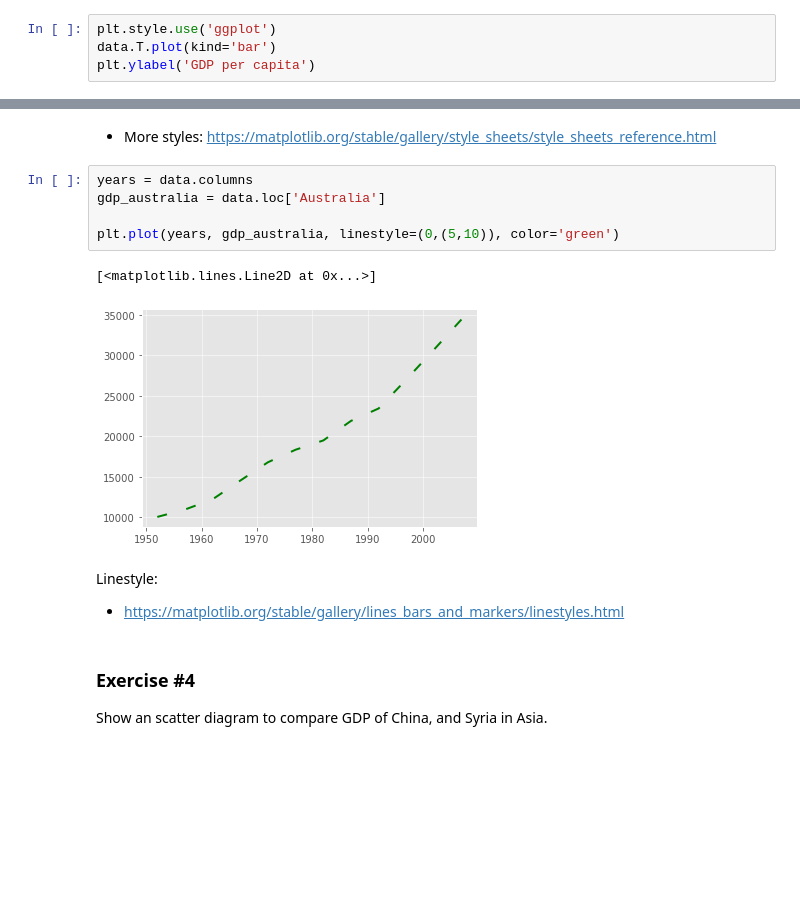
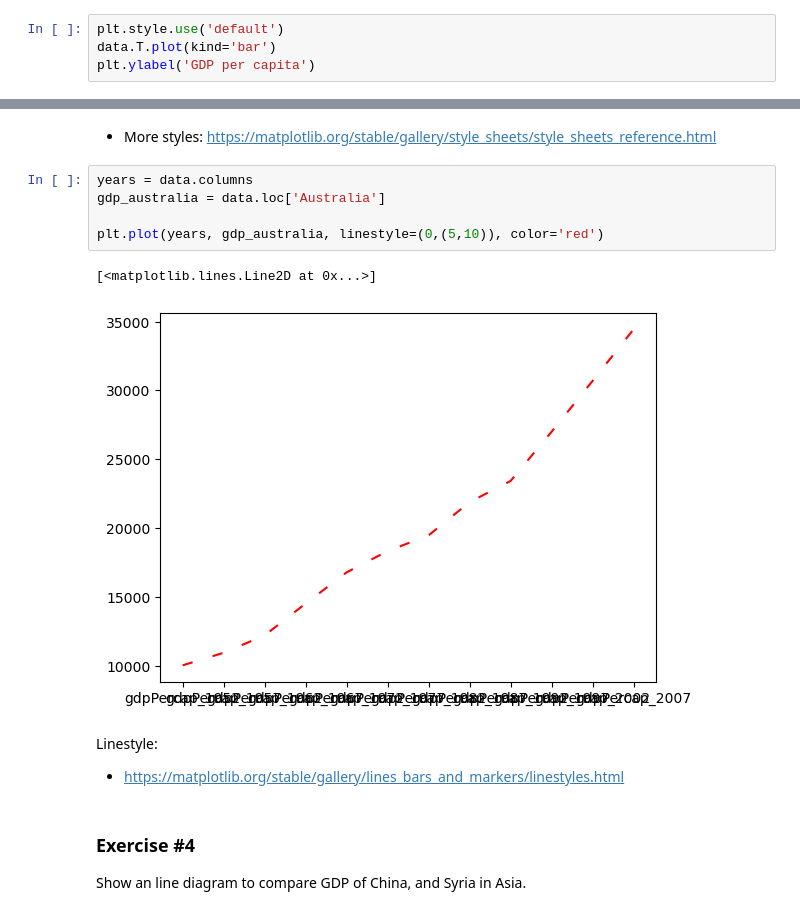
Before and after one commit to n-kono/msa8010, a Jupyter notebook: 04/04-Pandas-Visualization.ipynb, the cells around one changed output, grey strips where cells are left out. Drawn from its saved outputs; the diff is of its cells as text; blank space fills up the shorter version.

```diff
--- a/04/04-Pandas-Visualization.ipynb
+++ b/04/04-Pandas-Visualization.ipynb
@@ -482,7 +482,7 @@ plt.ylabel('GDP per capita')
 Text(0, 0.5, 'GDP per capita')
 [figure]
 # %%
-plt.style.use('ggplot')
+plt.style.use('default')
 data.T.plot(kind='bar')
 plt.ylabel('GDP per capita')
 # %% [output]
@@ -494,15 +494,15 @@ https://matplotlib.org/stable/gallery/style_sheets/style_sheets_reference.html
 # %%
 years = data.columns
 gdp_australia = data.loc['Australia']
 
-plt.plot(years, gdp_australia, linestyle=(0,(5,10)), color='green')
+plt.plot(years, gdp_australia, linestyle=(0,(5,10)), color='red')
 # %% [output]
 [<matplotlib.lines.Line2D at 0x...>]
-[figure, old version]
+[figure, new version]
 # %% [markdown]
 Linestyle:
 - https://matplotlib.org/stable/gallery/lines_bars_and_markers/linestyles.html
 # %% [markdown]
 ### Exercise #4
 
-Show an scatter diagram to compare GDP of China, and Syria in Asia.
+Show an line diagram to compare GDP of China, and Syria in Asia.
```
Also changed, not shown: parts of 5 cells of this notebook, 5 other files.
